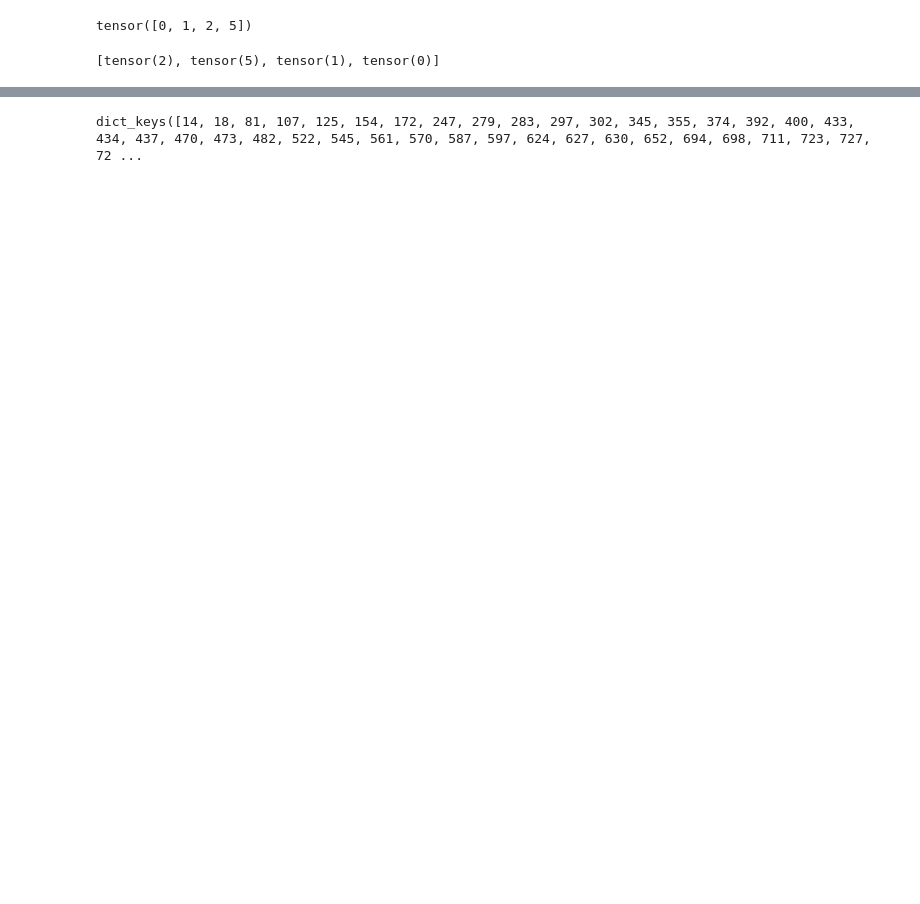
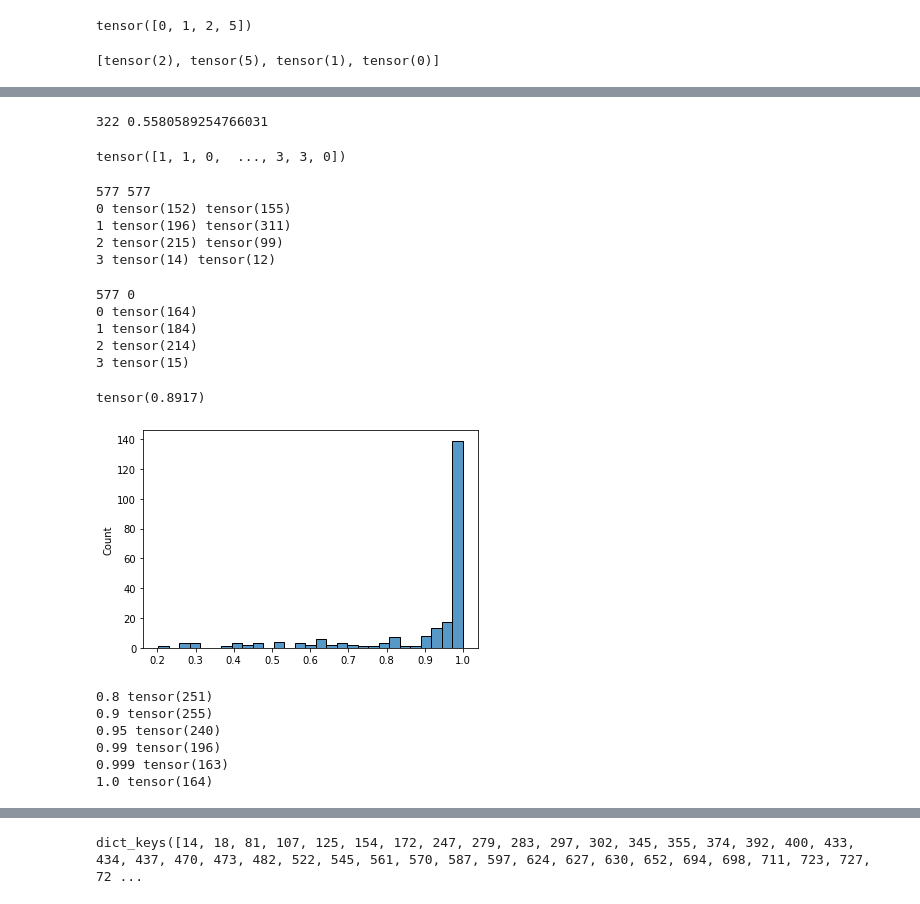
Before and after one commit to TommyDzh/watchog, a Jupyter notebook: inference_colwise_gittables copy.ipynb, the cells around one changed output, grey strips where cells are left out. Saved outputs shown, nothing was run; the diff lists cells and outputs as text; code cells hidden in the pictures; blank space fills up the shorter version.

```diff
--- a/inference_colwise_gittables copy.ipynb
+++ b/inference_colwise_gittables copy.ipynb
@@ -1007,6 +1161,6 @@ def collate_fn(pad_token_id, data_only=True):
 # %%
 src = None
-test_dataset = GittablesTablewiseIterateDataset(cv=cv,
+test_dataset_iter = GittablesTablewiseIterateDataset(cv=cv,
                             split="test", src=src,
                             tokenizer=tokenizer,
                             max_length=max_length,
@@ -1015,7 +1169,7 @@ test_dataset = GittablesTablewiseIterateDataset(cv=cv,
                             base_dirpath=os.path.join(args.data_path, "GitTables/semtab_gittables/2022"),
                             small_tag="semi1")
 padder = collate_fn(tokenizer.pad_token_id)
-test_dataloader_iter = DataLoader(test_dataset,
+test_dataloader_iter = DataLoader(test_dataset_iter,
                                 batch_size=1,
                             #   collate_fn=collate_fn)
                             collate_fn=padder)
@@ -1045,6 +1311,4 @@ train 3463
 # %%
-best_state_dict = torch.load("/data/zhihao/TU/Watchog/outputs/gt-semtab22-dbpedia-all0/bert-base-uncased-fromscratch-semi1-poolv0-unlabeled8-randTrue-bs16-ml64-ne50-do0.1_best_f1_macro.pt", map_location=device)
-model.load_state_dict(best_state_dict, strict=False)
 model.eval()
 model = model.to(device)
 ft_embs_test = []
@@ -1054,15 +1318,16 @@ num_cols = []
 for batch_idx, batch in enumerate(test_dataloader_iter):
     cls_indexes = torch.LongTensor([[0, batch["cls_indexes"].cpu().item()]]).to(device)
     target_col_mask = batch["target_col_mask"].T
-    logits = model(batch["data"].T, cls_indexes=cls_indexes,)
+    logits, embs = model(batch["data"].T, cls_indexes=cls_indexes, get_enc=True)
     labels_test.append(batch["label"].cpu())
     logits_test.append(logits.detach().cpu())
     num_cols.append(batch["target_col_mask"].max().item())
+    ft_embs_test.append(embs.detach().cpu().reshape(1, -1))
 labels_test = torch.cat(labels_test, dim=0)
 logits_test = torch.stack(logits_test, dim=0)
 preds_test = torch.argmax(logits_test, dim=1)
 num_cols = torch.tensor(num_cols)
-
+ft_embs_test = torch.cat(ft_embs_test, dim=0)
 from sklearn.metrics import confusion_matrix, f1_score
 mask = num_cols > 0
 ts_pred_list = logits_test.argmax(
@@ -1099,7 +1478,7 @@ ts_micro_f1=0.3622, ts_macro_f1=0.1474
 # %%
 import torch.nn.functional as F
 ood_score = F.softmax(logits_test, dim=1).max(1).values
-ood_labels = torch.tensor(preds == labels).float()
+ood_labels = torch.tensor(labels_test == preds_test).float()
 # %%
 (ood_score[ood_labels==0] < 0.99).sum()/sum(ood_labels==0)
 # %% [output]
@@ -2275,0 +2730,53 @@ new
+# %%
+print(len(entropy_log) - total_mistakes +best_corrected, (len(entropy_log) - total_mistakes +best_corrected)/len(entropy_log))
+# %% [output]
+322 0.5580589254766031
+# %%
+num_cols
+# %% [output]
+tensor([1, 1, 0,  ..., 3, 3, 0])
+# %%
+init_msp = torch.tensor(init_msp)
+init_entropy = torch.tensor(init_entropy)
+msp_log = torch.tensor(msp_log)
+entropy_log = torch.tensor(entropy_log)
+# %%
+# 2 indicates single column能划分正确
+print(len(msp_log), len(entropy_log))
+for i in range(4):
+    print(i, (msp_log==i).sum(), (entropy_log==i).sum())
+# %% [output]
+577 577
+0 tensor(152) tensor(155)
+1 tensor(196) tensor(311)
+2 tensor(215) tensor(99)
+3 tensor(14) tensor(12)
+# %%
+# permuation starting with 0
+print(len(msp_log), len(entropy_log))
+for i in range(4):
+    print(i, (msp_log==i).sum())
+# %% [output]
+577 0
+0 tensor(164)
+1 tensor(184)
+2 tensor(214)
+3 tensor(15)
+# %%
+import seaborn as sns
+sns.histplot(init_msp[(msp_log==2) + (msp_log==3)])
+init_msp[(msp_log==2) + (msp_log==3)].mean()
+# %% [output]
+tensor(0.8917)
+[figure, added]
+# %%
+# permutation starting with 0
+for threshold in [0.8, 0.9, 0.95, 0.99, 0.999, 1.0]:
+    print(threshold, (init_msp[(msp_log==2) + (msp_log==3)] > threshold).sum() + (init_msp[(msp_log==0)] < threshold).sum())
+# %% [output]
+0.8 tensor(251)
+0.9 tensor(255)
+0.95 tensor(240)
+0.99 tensor(196)
+0.999 tensor(163)
+1.0 tensor(164)
```
Also changed, not shown: parts of 260 cells of this notebook, 46 other files.
